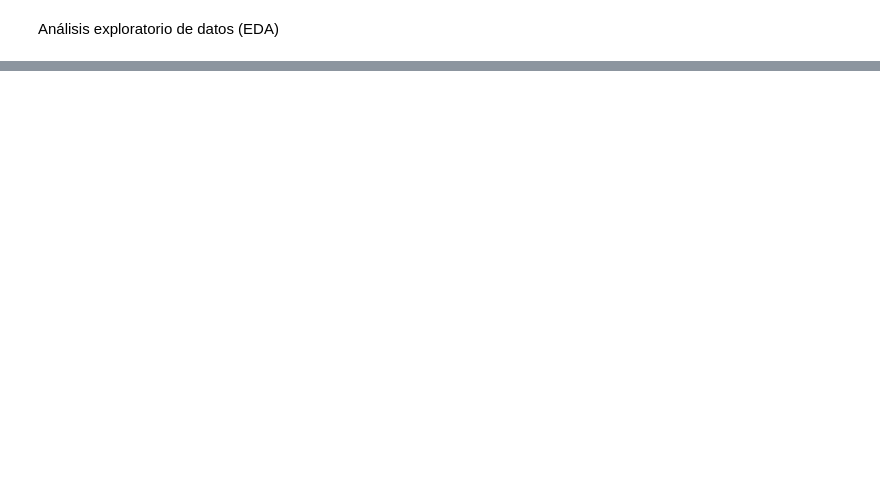
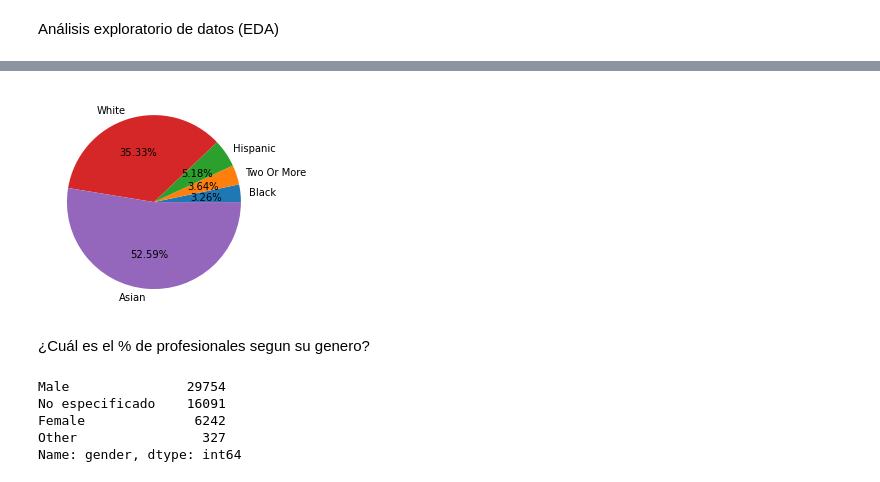
Before and after one commit to joevilla96/-DataProyect, a Jupyter notebook: src/EDA1.ipynb, the cells around one changed output, grey strips where cells are left out. Drawn from its saved outputs; the diff is of its cells as text; code cells hidden in the pictures; blank space fills up the shorter version.

```diff
--- a/src/EDA1.ipynb
+++ b/src/EDA1.ipynb
@@ -134,0 +46,18 @@ dtype: int64
+# %%
+Race = ['Black','Two Or More','Hispanic','White','Asian']
+value = [618,691,982,6701, 9975]
+plt.pie(x=value, labels=Race, autopct='%.2f%%')
+plt.show()
+# %% [output]
+[figure, added]
+# %% [markdown]
+¿Cuál es el % de profesionales segun su genero?
+# %%
+df_part_gender = df['gender'].value_counts()
+df_part_gender
+# %% [output]
+Male               29754
+No especificado    16091
+Female              6242
+Other                327
+Name: gender, dtype: int64
```
Also changed, not shown: parts of 24 cells of this notebook.
